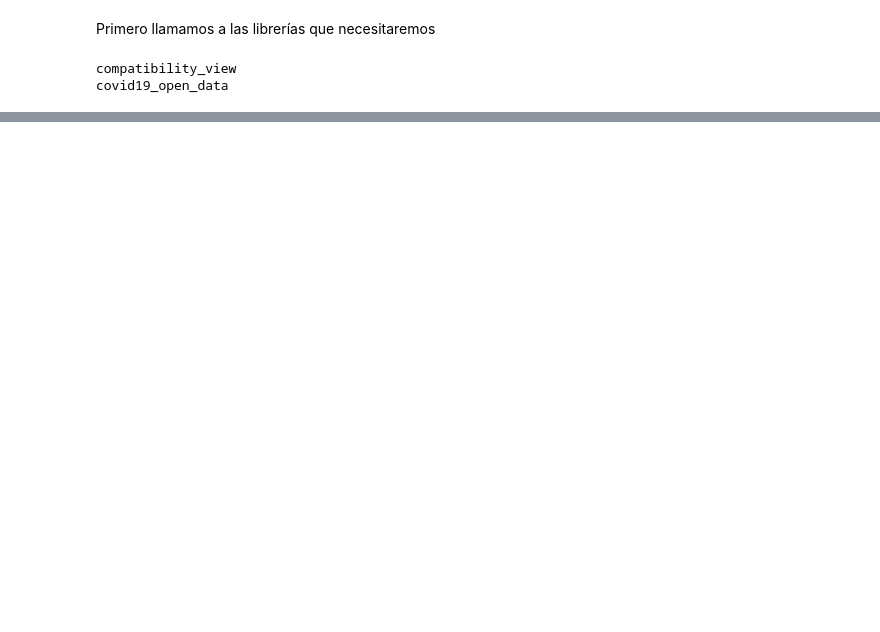
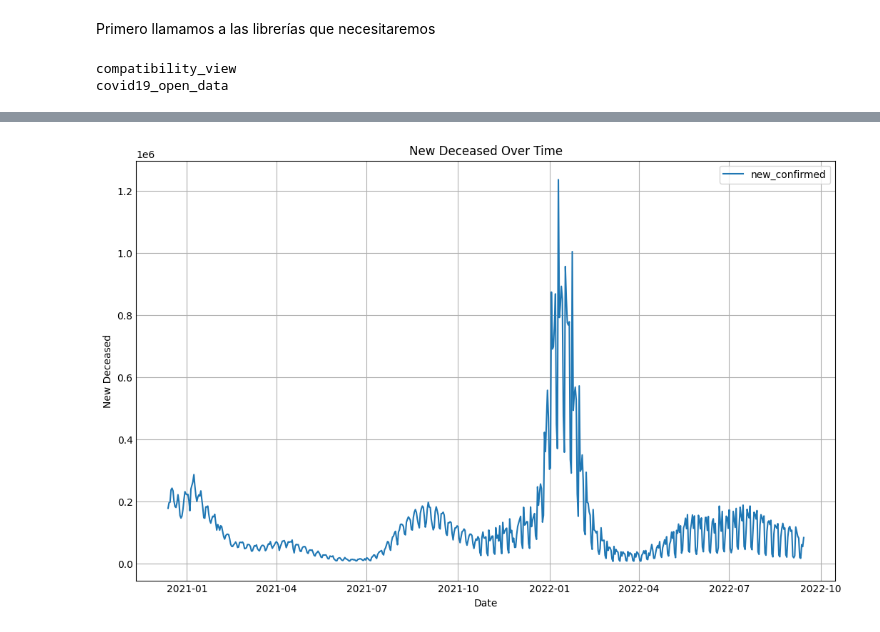
Before and after one commit to El-paolo/Covid19-data, a Jupyter notebook: covid-notebook.ipynb, the cells around one changed output, grey strips where cells are left out. Saved outputs shown, nothing was run; the diff lists cells and outputs as text; code cells hidden in the pictures; blank space fills up the shorter version.

```diff
--- a/covid-notebook.ipynb
+++ b/covid-notebook.ipynb
@@ -28,0 +115,11 @@ covid19_open_data
+# %%
+fig, ax = plt.subplots(figsize=(10, 6))
+
+# Plot the data
+results.plot(x='date', y='new_confirmed', ax=ax, title='New Deceased Over Time')
+plt.xlabel('Date')
+plt.ylabel('New Deceased')
+
+plt.show()
+# %% [output]
+[figure, added]
```
Also changed, not shown: parts of 13 cells of this notebook.
